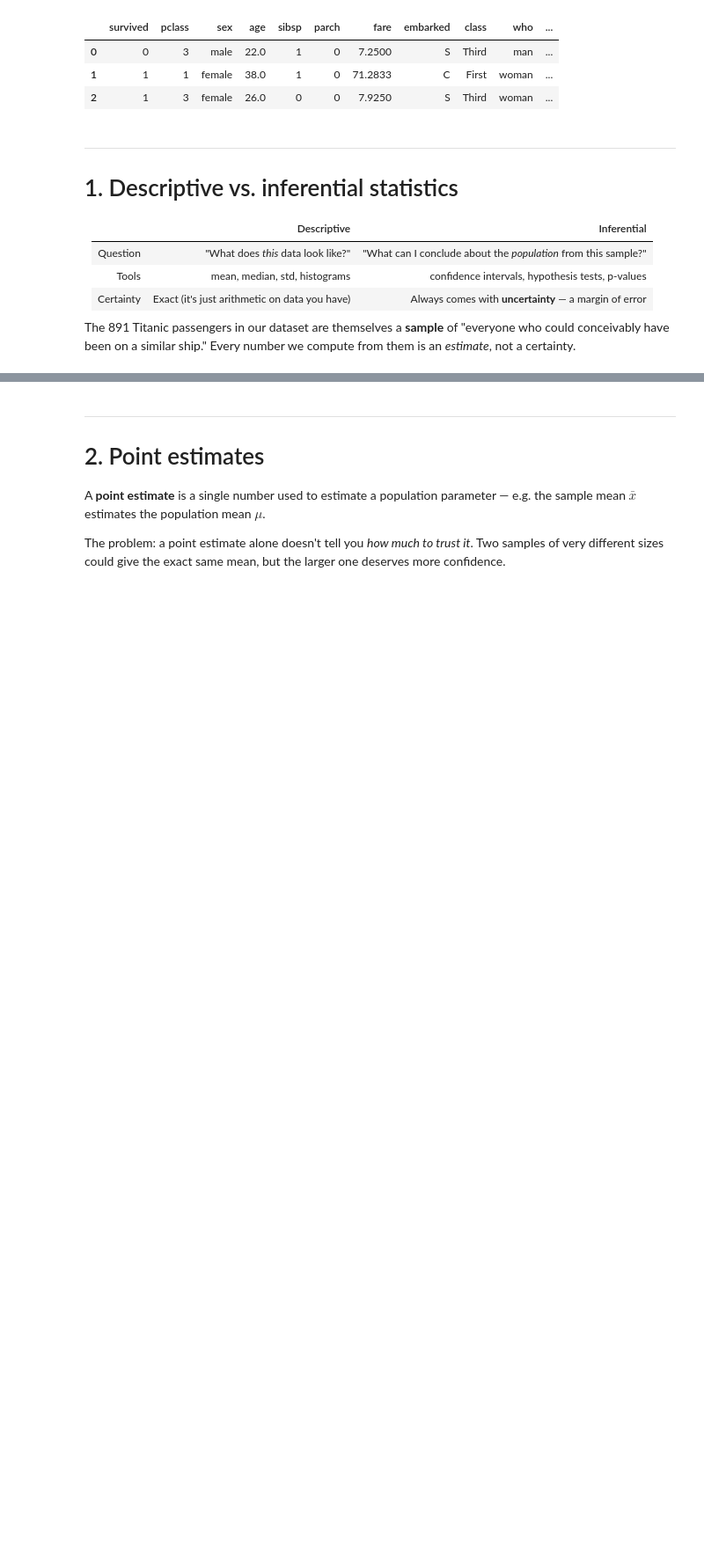
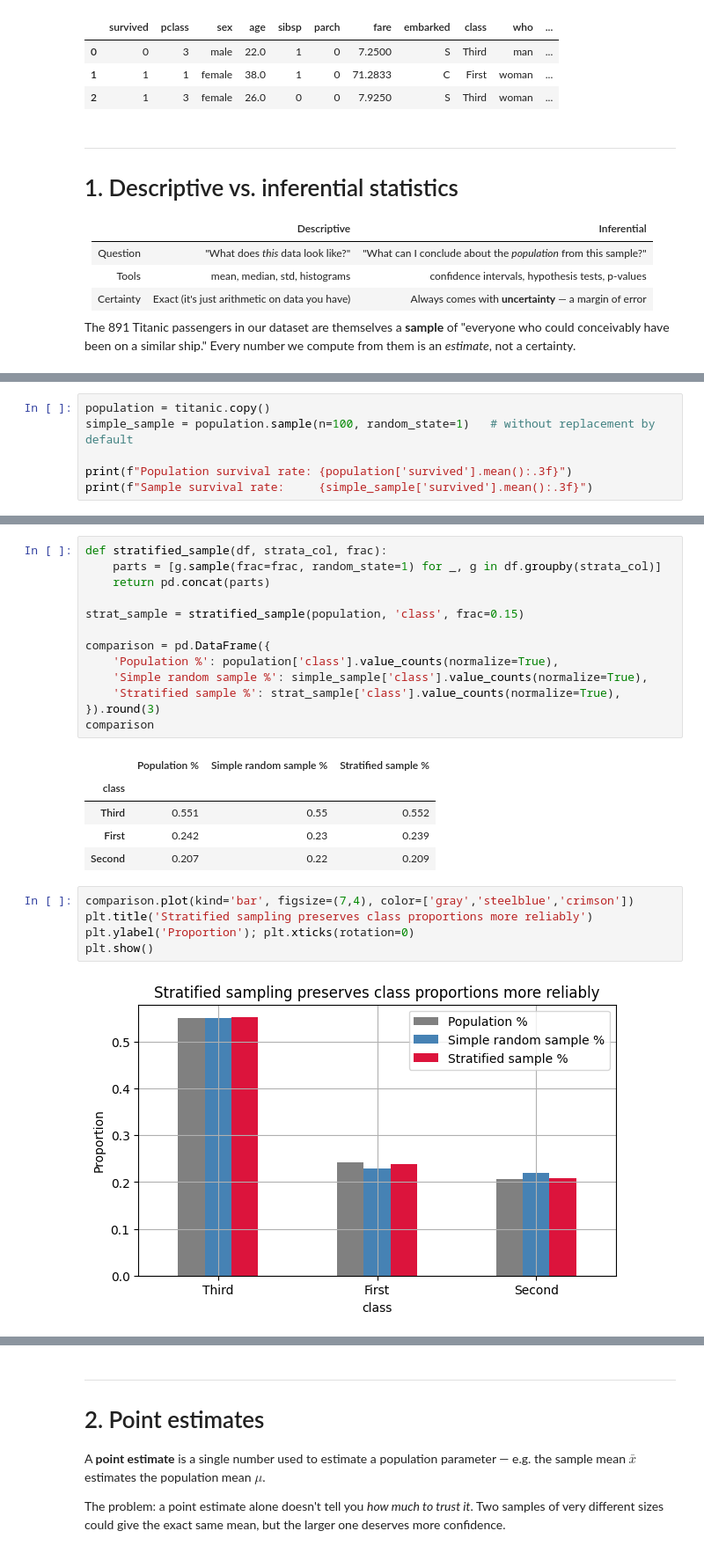
Before and after one commit to Ololade117/stat4datascience, a Jupyter notebook: w3n1_inferential_stats_confidence_intervals.ipynb, the cells around one changed output, grey strips where cells are left out. Shown at 88% size. Cells and saved outputs as stored; diff of their text form; blank space fills up the shorter version.

```diff
--- a/w3n1_inferential_stats_confidence_intervals.ipynb
+++ b/w3n1_inferential_stats_confidence_intervals.ipynb
@@ -52,0 +64,6 @@ The 891 Titanic passengers in our dataset are themselves a **sample** of "everyo
+# %%
+population = titanic.copy()
+simple_sample = population.sample(n=100, random_state=1)   # without replacement by default
+
+print(f"Population survival rate: {population['survived'].mean():.3f}")
+print(f"Sample survival rate:     {simple_sample['survived'].mean():.3f}")
@@ -52,0 +91,26 @@ The 891 Titanic passengers in our dataset are themselves a **sample** of "everyo
+# %%
+def stratified_sample(df, strata_col, frac):
+    parts = [g.sample(frac=frac, random_state=1) for _, g in df.groupby(strata_col)]
+    return pd.concat(parts)
+
+strat_sample = stratified_sample(population, 'class', frac=0.15)
+
+comparison = pd.DataFrame({
+    'Population %': population['class'].value_counts(normalize=True),
+    'Simple random sample %': simple_sample['class'].value_counts(normalize=True),
+    'Stratified sample %': strat_sample['class'].value_counts(normalize=True),
+}).round(3)
+comparison
+# %% [output]
+|  | Population % | Simple random sample % | Stratified sample % |
+| class |  |  |  |
+| Third | 0.551 | 0.55 | 0.552 |
+| First | 0.242 | 0.23 | 0.239 |
+| Second | 0.207 | 0.22 | 0.209 |
+# %%
+comparison.plot(kind='bar', figsize=(7,4), color=['gray','steelblue','crimson'])
+plt.title('Stratified sampling preserves class proportions more reliably')
+plt.ylabel('Proportion'); plt.xticks(rotation=0)
+plt.show()
+# %% [output]
+[figure, added]
```
Also changed, not shown: parts of 43 cells of this notebook.
